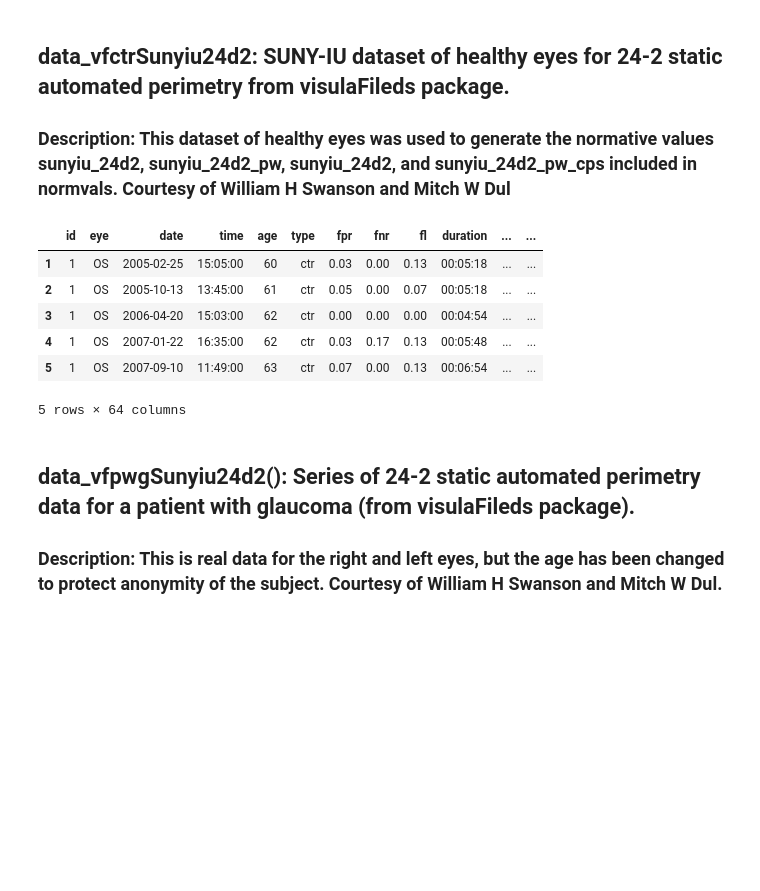
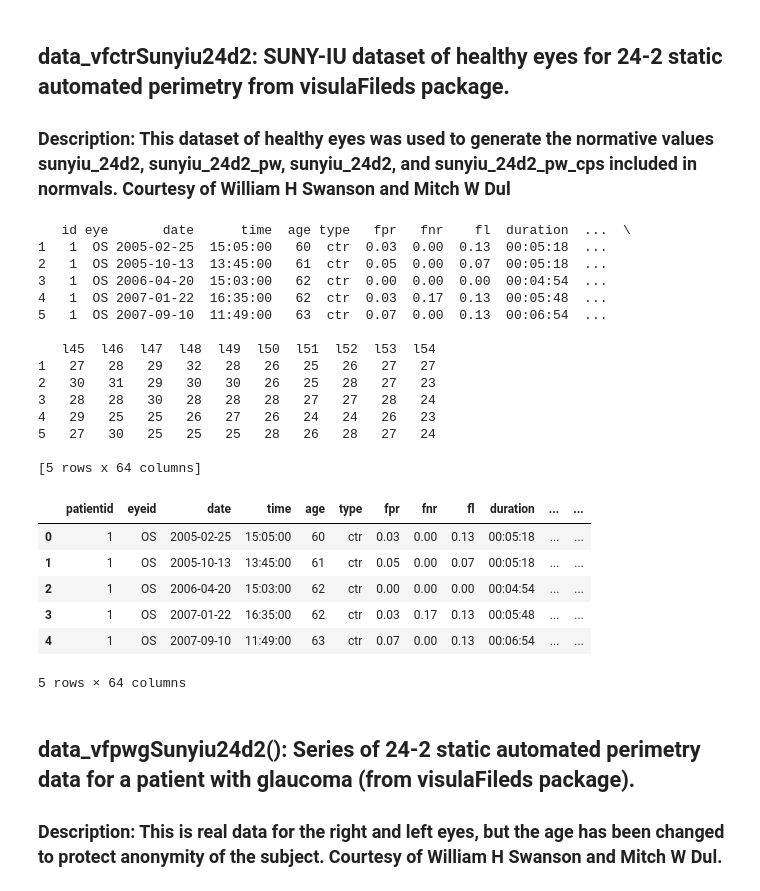
Before and after one commit to mohaEs/PyVisualField, a Jupyter notebook: demo_1_Data.ipynb, the cells around one changed output. Drawn from its saved outputs; the diff is of its cells as text; code cells hidden in the pictures; blank space fills up the shorter version.

```diff
--- a/demo_1_Data.ipynb
+++ b/demo_1_Data.ipynb
@@ -51,15 +89,33 @@ print('---> missed blocks', missing_blocks(df_VFs_py))
 ### Description: This dataset of healthy eyes was used to generate the normative values sunyiu_24d2, sunyiu_24d2_pw, sunyiu_24d2, and sunyiu_24d2_pw_cps included in normvals. Courtesy of William H Swanson and Mitch W Dul
 # %%
 df_VFs_p = visualFields.data_vfctrSunyiu24d2()
+print(df_VFs_p.head())
+
+df_VFs_p = canonicalize_vf_df(df_VFs_p)
 df_VFs_p.head()
 # %% [output]
+   id eye       date      time  age type   fpr   fnr    fl  duration  ...  \
+1   1  OS 2005-02-25  15:05:00   60  ctr  0.03  0.00  0.13  00:05:18  ...
+2   1  OS 2005-10-13  13:45:00   61  ctr  0.05  0.00  0.07  00:05:18  ...
+3   1  OS 2006-04-20  15:03:00   62  ctr  0.00  0.00  0.00  00:04:54  ...
+4   1  OS 2007-01-22  16:35:00   62  ctr  0.03  0.17  0.13  00:05:48  ...
+5   1  OS 2007-09-10  11:49:00   63  ctr  0.07  0.00  0.13  00:06:54  ...
+
+   l45  l46  l47  l48  l49  l50  l51  l52  l53  l54
+1   27   28   29   32   28   26   25   26   27   27
+2   30   31   29   30   30   26   25   28   27   23
+3   28   28   30   28   28   28   27   27   28   24
+4   29   25   25   26   27   26   24   24   26   23
+5   27   30   25   25   25   28   26   28   27   24
+
+[5 rows x 64 columns]
-|  | id | eye | date | time | age | type | fpr | fnr | fl | duration | ... | ... |
-| 1 | 1 | OS | 2005-02-25 | 15:05:00 | 60 | ctr | 0.03 | 0.00 | 0.13 | 00:05:18 | ... | ... |
-| 2 | 1 | OS | 2005-10-13 | 13:45:00 | 61 | ctr | 0.05 | 0.00 | 0.07 | 00:05:18 | ... | ... |
-| 3 | 1 | OS | 2006-04-20 | 15:03:00 | 62 | ctr | 0.00 | 0.00 | 0.00 | 00:04:54 | ... | ... |
-| 4 | 1 | OS | 2007-01-22 | 16:35:00 | 62 | ctr | 0.03 | 0.17 | 0.13 | 00:05:48 | ... | ... |
-| 5 | 1 | OS | 2007-09-10 | 11:49:00 | 63 | ctr | 0.07 | 0.00 | 0.13 | 00:06:54 | ... | ... |
+|  | patientid | eyeid | date | time | age | type | fpr | fnr | fl | duration | ... | ... |
+| 0 | 1 | OS | 2005-02-25 | 15:05:00 | 60 | ctr | 0.03 | 0.00 | 0.13 | 00:05:18 | ... | ... |
+| 1 | 1 | OS | 2005-10-13 | 13:45:00 | 61 | ctr | 0.05 | 0.00 | 0.07 | 00:05:18 | ... | ... |
+| 2 | 1 | OS | 2006-04-20 | 15:03:00 | 62 | ctr | 0.00 | 0.00 | 0.00 | 00:04:54 | ... | ... |
+| 3 | 1 | OS | 2007-01-22 | 16:35:00 | 62 | ctr | 0.03 | 0.17 | 0.13 | 00:05:48 | ... | ... |
+| 4 | 1 | OS | 2007-09-10 | 11:49:00 | 63 | ctr | 0.07 | 0.00 | 0.13 | 00:06:54 | ... | ... |
-5 rows × 64 columns
+5 rows × 64 columns
 # %% [markdown]
 ## data_vfpwgSunyiu24d2(): Series of 24-2 static automated perimetry data for a patient with glaucoma (from visulaFileds package).
 
```
Also changed, not shown: parts of 11 cells of this notebook, 26 other files.
